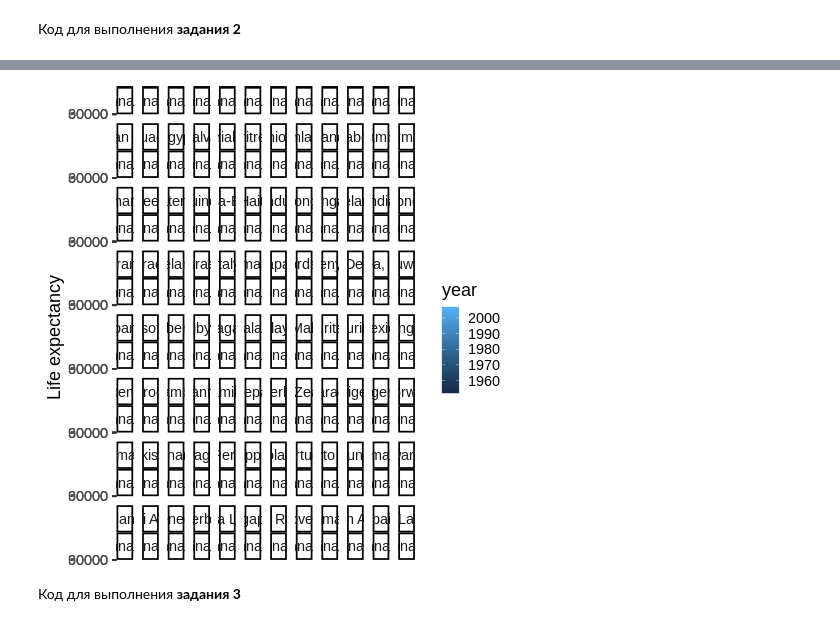
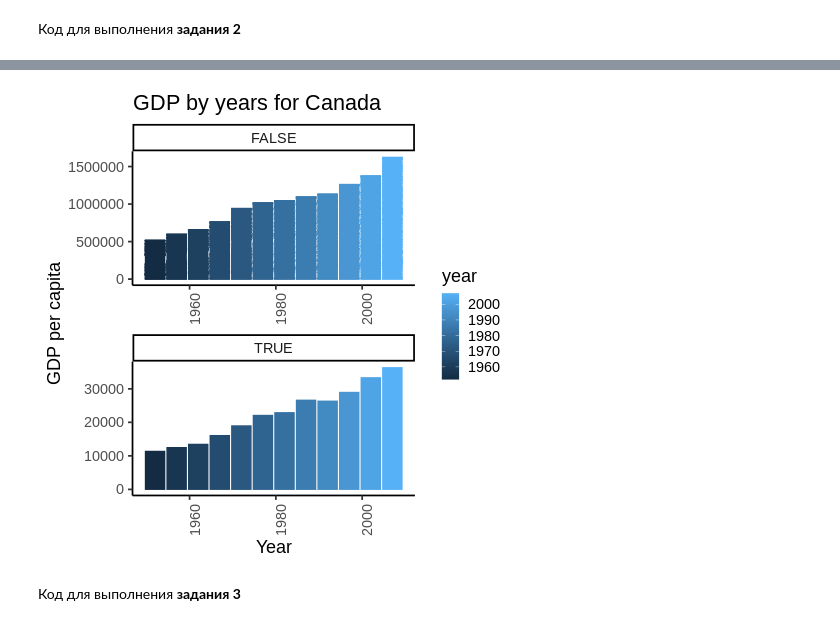
Before and after one commit to Chupocabra/comp_tech, a Jupyter notebook: Блокнот2.ipynb, the cells around one changed output, grey strips where cells are left out. Cells and saved outputs as stored; diff of their text form; code cells hidden in the pictures.

```diff
--- a/Блокнот2.ipynb
+++ b/Блокнот2.ipynb
@@ -84,2 +96,19 @@ ggplot(counts, aes(x = continent, y =lifeExp , color = continent, fill = contine
 # %% [markdown]
 Код для выполнения **задания 2**
+# %%
+%%R
+library(dplyr)
+library(ggplot2)
+counts <- gapminder_df %>%
+          group_by(gdpPercap, country, year)
+
+  ggplot(counts, aes(x = year, y =gdpPercap , color = year, fill = year)) +
+  geom_bar(stat="identity")+
+  theme_classic(base_size = 18) +
+  theme(axis.text.x = element_text(angle = 90, hjust = 1)) +
+  ylab("GDP per capita") +
+  xlab("Year") +
+  ggtitle("GDP by years for Mexico") +
+  facet_wrap(~country=="Mexico", ncol=1, scales="free")
+  # facet_wrap(~country==c("Mexico","United States", "Canada"), ncol=1, scales="free")
+  #
@@ -85,0 +117,15 @@ ggplot(counts, aes(x = continent, y =lifeExp , color = continent, fill = contine
+# %%
+%%R
+library(dplyr)
+library(ggplot2)
+counts <- gapminder_df %>%
+          group_by(gdpPercap, country, year)
+
+  ggplot(counts, aes(x = year, y =gdpPercap , color = year, fill = year)) +
+  geom_bar(stat="identity")+
+  theme_classic(base_size = 18) +
+  theme(axis.text.x = element_text(angle = 90, hjust = 1)) +
+  ylab("GDP per capita") +
+  xlab("Year") +
+  ggtitle("GDP by years for United States") +
+  facet_wrap(~country=="United States", ncol=1, scales="free")
@@ -86,21 +134,20 @@ ggplot(counts, aes(x = continent, y =lifeExp , color = continent, fill = contine
 # %%
 %%R
 library(dplyr)
 library(ggplot2)
 counts <- gapminder_df %>%
           group_by(gdpPercap, country, year)
           #factor(coutry= c("USA", "Canada", "Mexica"))
 
   ggplot(counts, aes(x = year, y =gdpPercap , color = year, fill = year)) +
   geom_bar(stat="identity")+
   theme_classic(base_size = 18) +
   theme(axis.text.x = element_text(angle = 90, hjust = 1)) +
-  ylab("Life expectancy") +
-  xlab("country") +
-  ggtitle("GDP by years for countries") +
-  facet_wrap(vars(country, "Canada"))
-  #
+  ylab("GDP per capita") +
+  xlab("Year") +
+  ggtitle("GDP by years for Canada") +
+  facet_wrap(~country=="Canada", ncol=1, scales="free")
 # %% [output]
-[figure, old version]
+[figure, new version]
 # %% [markdown]
 Код для выполнения **задания 3**
```
Also changed, not shown: parts of 6 cells of this notebook.
